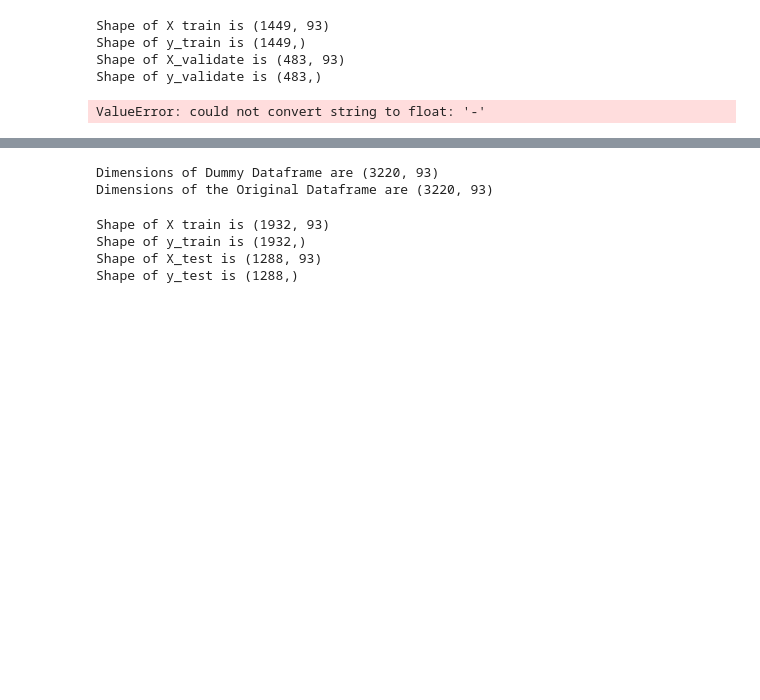
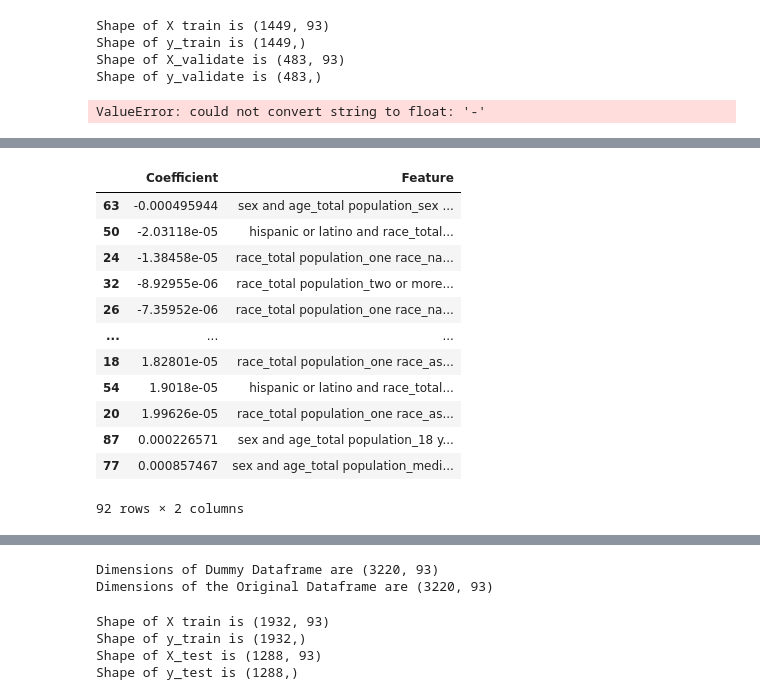
Before and after one commit to reubenp92/-CSS_Project_2_Team_4_Fall_2020, a Jupyter notebook: Project2.ipynb, the cells around one changed output, grey strips where cells are left out. Drawn from its saved outputs; the diff is of its cells as text; code cells hidden in the pictures; blank space fills up the shorter version.

```diff
--- a/Project2.ipynb
+++ b/Project2.ipynb
@@ -514 +553,18 @@ KeyError: "['sex and age_total population_65 years and over_sex ratio (males per
+# %%
+#lin_reg_data.sort_values(by='Coefficient', key=lambda x: abs(x))
+lin_reg_data.sort_values(by='Coefficient')
+# %% [output]
+|  | Coefficient | Feature |
+| 63 | -0.000495944 | sex and age_total population_sex ... |
+| 50 | -2.03118e-05 | hispanic or latino and race_total... |
+| 24 | -1.38458e-05 | race_total population_one race_na... |
+| 32 | -8.92955e-06 | race_total population_two or more... |
+| 26 | -7.35952e-06 | race_total population_one race_na... |
+| ... | ... | ... |
+| 18 | 1.82801e-05 | race_total population_one race_as... |
+| 54 | 1.9018e-05 | hispanic or latino and race_total... |
+| 20 | 1.99626e-05 | race_total population_one race_as... |
+| 87 | 0.000226571 | sex and age_total population_18 y... |
+| 77 | 0.000857467 | sex and age_total population_medi... |
+92 rows × 2 columns
 # %%
```
Also changed, not shown: parts of 11 cells of this notebook.
